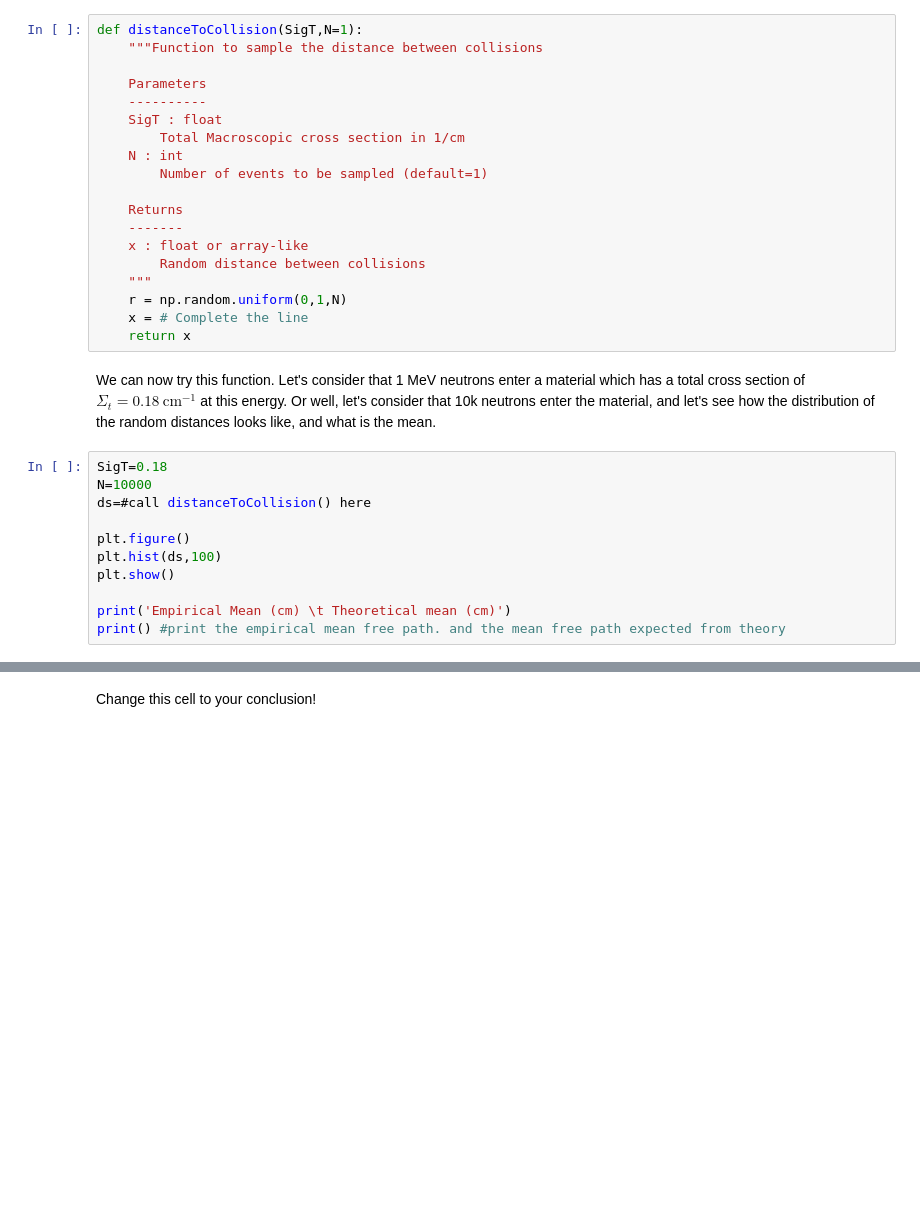
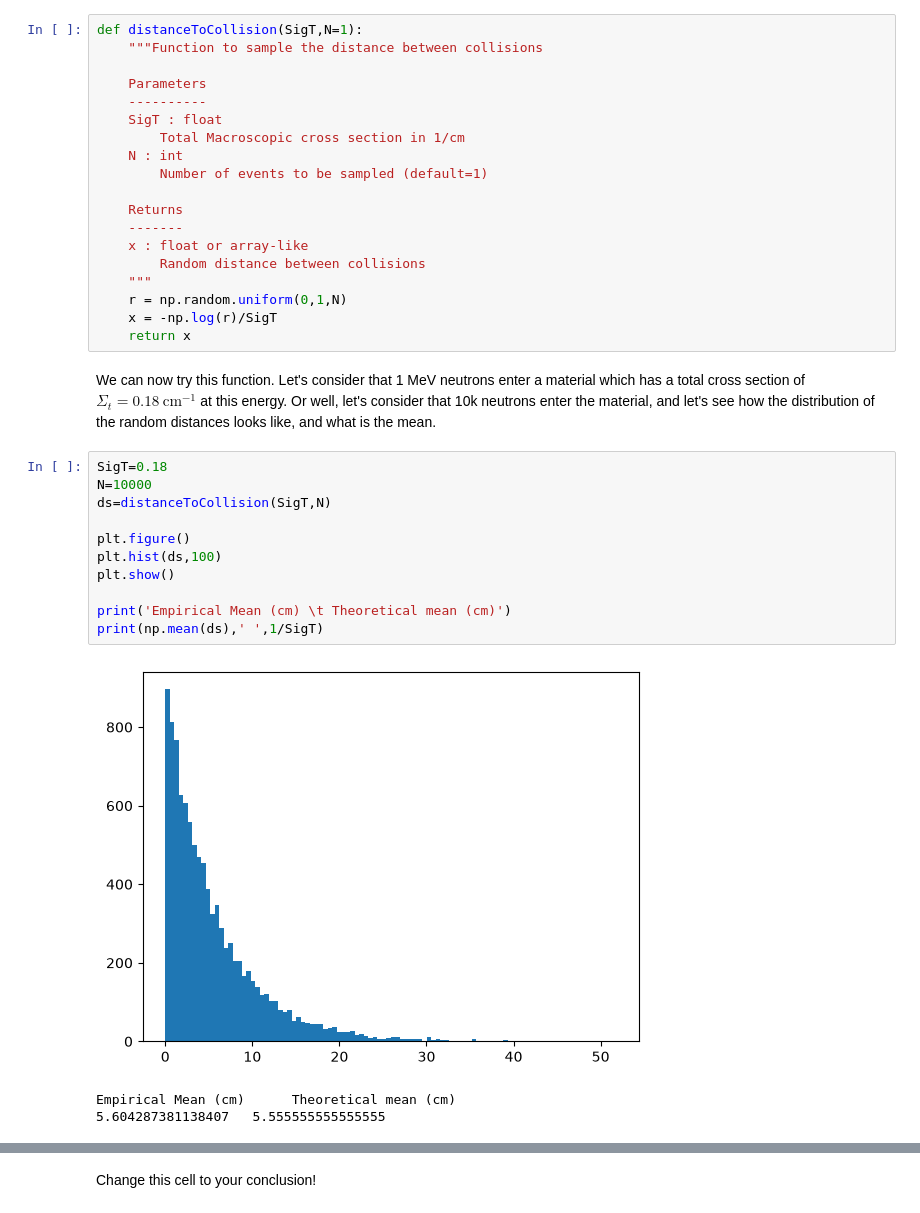
Before and after one commit to Ben0-0/IAEA_Reactor-Physics, a Jupyter notebook: Datalabs/Datalab04/4-Scattering_MCintro.ipynb, the cells around one changed output, grey strips where cells are left out. Drawn from its saved outputs; the diff is of its cells as text; blank space fills up the shorter version.

```diff
--- a/Datalabs/Datalab04/4-Scattering_MCintro.ipynb
+++ b/Datalabs/Datalab04/4-Scattering_MCintro.ipynb
@@ -381,21 +382,25 @@ def distanceToCollision(SigT,N=1):
         Random distance between collisions
     """
     r = np.random.uniform(0,1,N)
-    x = # Complete the line
+    x = -np.log(r)/SigT
     return x
 # %% [markdown]
 We can now try this function. Let's consider that 1 MeV neutrons enter a material which has a total cross section of $\Sigma_t=0.18 \: \text{cm}^{-1}$ at this energy. Or well, let's consider that 10k neutrons enter the material, and let's see how the distribution of the random distances looks like, and what is the mean.
 # %%
 SigT=0.18
 N=10000
-ds=#call distanceToCollision() here
+ds=distanceToCollision(SigT,N)
 
 plt.figure()
 plt.hist(ds,100)
 plt.show()
 
 print('Empirical Mean (cm) \t Theoretical mean (cm)')
-print() #print the empirical mean free path. and the mean free path expected from theory
+print(np.mean(ds),' ',1/SigT)
+# %% [output]
+[figure, added]
+Empirical Mean (cm)      Theoretical mean (cm)
+5.604287381138407   5.555555555555555
 # %% [markdown]
 ### Continous distribution II: Watt distribution
 
```
Also changed, not shown: parts of 10 cells of this notebook.
